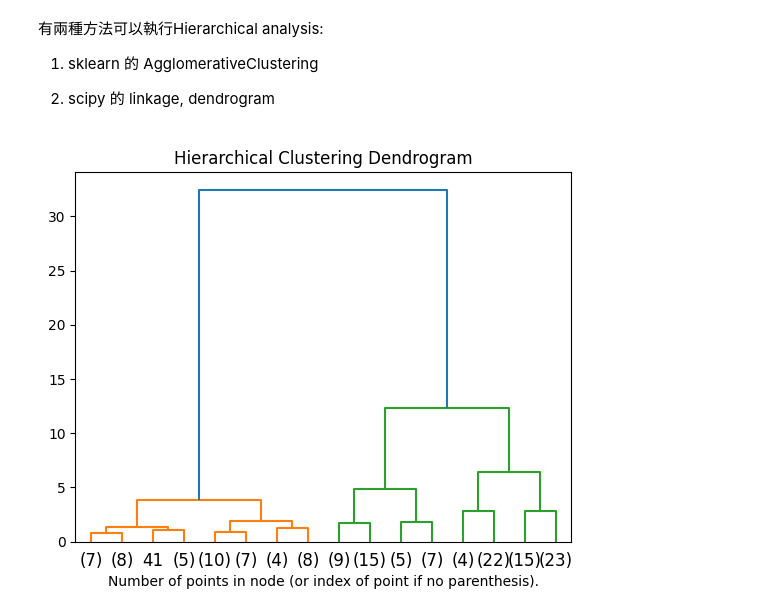
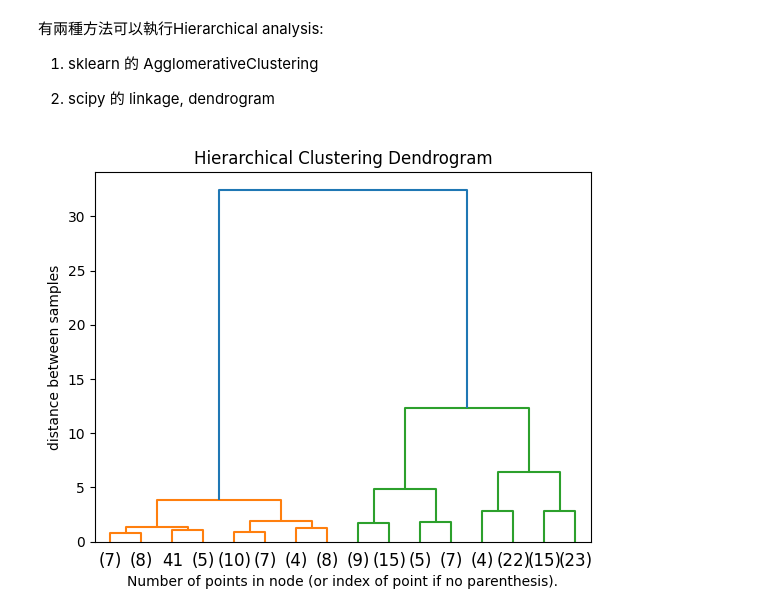
Before and after one commit to ShiShanLiu/DataAnalyst_FromOneDaytoDayOne, a Jupyter notebook: hierarchical_clustering.ipynb, the cells around one changed output. Drawn from its saved outputs; the diff is of its cells as text; code cells hidden in the pictures.

```diff
--- a/hierarchical_clustering.ipynb
+++ b/hierarchical_clustering.ipynb
@@ -97,31 +97,32 @@ model = model.fit(X=X)
 # %%
 # sklearn demo
 def plot_dendrogram(model, **kwargs):
     # Create linkage matrix and then plot the dendrogram
 
     # create the counts of samples under each node
     counts = np.zeros(model.children_.shape[0]) # 149個0
     n_samples = len(model.labels_)
     for i, merge in enumerate(model.children_):
         current_count = 0
         for child_idx in merge:
             if child_idx < n_samples:
                 current_count += 1  # leaf node
             else:
                 current_count += counts[child_idx - n_samples]
         counts[i] = current_count
 
     linkage_matrix = np.column_stack([model.children_, model.distances_, counts]).astype(float)
 
     # Plot the corresponding dendrogram
     dendrogram(linkage_matrix, **kwargs)
 
 plt.title("Hierarchical Clustering Dendrogram")
 # plot the top three levels of the dendrogram
 plot_dendrogram(model, truncate_mode="level", p=3)
 plt.xlabel("Number of points in node (or index of point if no parenthesis).")
+plt.ylabel("distance between samples")
 plt.show()
 # %% [output]
-[figure, old version]
+[figure, new version]
 # %%
 ### scipy linkage + dendrogram
```
Also changed, not shown: parts of 4 cells of this notebook.
